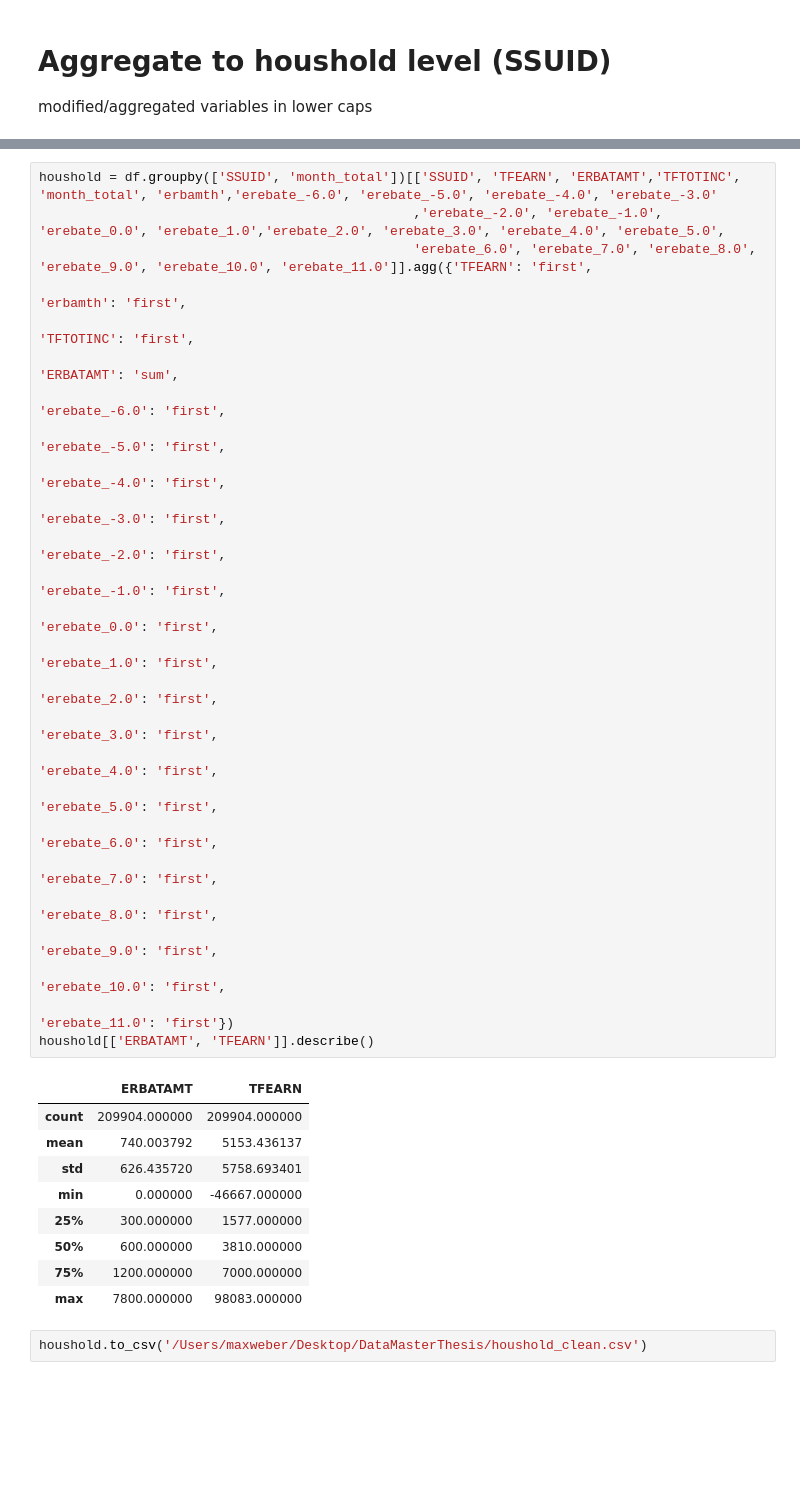
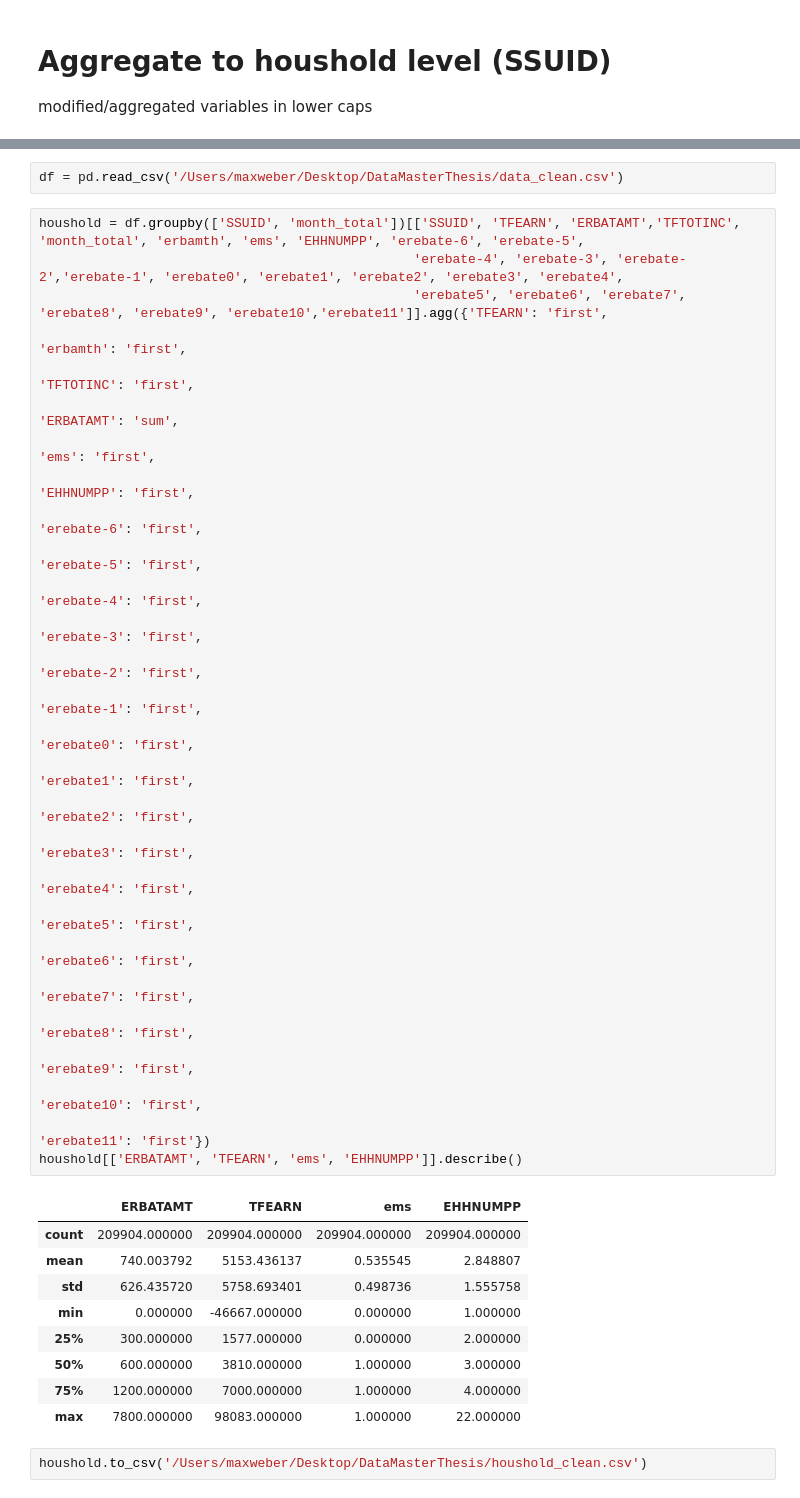
Before and after one commit to MaxDerWeber/MasterThesis, a Jupyter notebook: Data.ipynb, the cells around one changed output, grey strips where cells are left out. Cells and saved outputs as stored; diff of their text form; blank space fills up the shorter version.

Commit message:
First stage with interaction terms added.

```diff
--- a/Data.ipynb
+++ b/Data.ipynb
@@ -281,40 +294,44 @@ Index(['erebate_-6.0', 'erebate_-5.0', 'erebate_-4.0', 'erebate_-3.0',
       dtype='object')
+# %%
+df = pd.read_csv('/Users/maxweber/Desktop/DataMasterThesis/data_clean.csv')
 # %%
-houshold = df.groupby(['SSUID', 'month_total'])[['SSUID', 'TFEARN', 'ERBATAMT','TFTOTINC', 'month_total', 'erbamth','erebate_-6.0', 'erebate_-5.0', 'erebate_-4.0', 'erebate_-3.0'
-                                                ,'erebate_-2.0', 'erebate_-1.0', 'erebate_0.0', 'erebate_1.0','erebate_2.0', 'erebate_3.0', 'erebate_4.0', 'erebate_5.0',
-                                                'erebate_6.0', 'erebate_7.0', 'erebate_8.0', 'erebate_9.0', 'erebate_10.0', 'erebate_11.0']].agg({'TFEARN': 'first',
+houshold = df.groupby(['SSUID', 'month_total'])[['SSUID', 'TFEARN', 'ERBATAMT','TFTOTINC', 'month_total', 'erbamth', 'ems', 'EHHNUMPP', 'erebate-6', 'erebate-5',
+                                                'erebate-4', 'erebate-3', 'erebate-2','erebate-1', 'erebate0', 'erebate1', 'erebate2', 'erebate3', 'erebate4',
+                                                'erebate5', 'erebate6', 'erebate7', 'erebate8', 'erebate9', 'erebate10','erebate11']].agg({'TFEARN': 'first',
                                                                                                                                                 'erbamth': 'first',
                                                                                                                                                 'TFTOTINC': 'first',
                                                                                                                                                 'ERBATAMT': 'sum',
-                                                                                                                                                'erebate_-6.0': 'first',
-                                                                                                                                                'erebate_-5.0': 'first',
-                                                                                                                                                'erebate_-4.0': 'first',
-                                                                                                                                                'erebate_-3.0': 'first',
-                                                                                                                                                'erebate_-2.0': 'first',
-                                                                                                                                                'erebate_-1.0': 'first',
-                                                                                                                                                'erebate_0.0': 'first',
-                                                                                                                                                'erebate_1.0': 'first',
-                                                                                                                                                'erebate_2.0': 'first',
-                                                                                                                                                'erebate_3.0': 'first',
-                                                                                                                                                'erebate_4.0': 'first',
-                                                                                                                                                'erebate_5.0': 'first',
-                                                                                                                                                'erebate_6.0': 'first',
-                                                                                                                                                'erebate_7.0': 'first',
-                                                                                                                                                'erebate_8.0': 'first',
-                                                                                                                                                'erebate_9.0': 'first',
-                                                                                                                                                'erebate_10.0': 'first',
-                                                                                                                                                'erebate_11.0': 'first'})
-houshold[['ERBATAMT', 'TFEARN']].describe()
+                                                                                                                                                'ems': 'first',
+                                                                                                                                                'EHHNUMPP': 'first',
+                                                                                                                                                'erebate-6': 'first',
+                                                                                                                                                'erebate-5': 'first',
+                                                                                                                                                'erebate-4': 'first',
+                                                                                                                                                'erebate-3': 'first',
+                                                                                                                                                'erebate-2': 'first',
+                                                                                                                                                'erebate-1': 'first',
+                                                                                                                                                'erebate0': 'first',
+                                                                                                                                                'erebate1': 'first',
+                                                                                                                                                'erebate2': 'first',
+                                                                                                                                                'erebate3': 'first',
+                                                                                                                                                'erebate4': 'first',
+                                                                                                                                                'erebate5': 'first',
+                                                                                                                                                'erebate6': 'first',
+                                                                                                                                                'erebate7': 'first',
+                                                                                                                                                'erebate8': 'first',
+                                                                                                                                                'erebate9': 'first',
+                                                                                                                                                'erebate10': 'first',
+                                                                                                                                                'erebate11': 'first'})
+houshold[['ERBATAMT', 'TFEARN', 'ems', 'EHHNUMPP']].describe()
 # %% [output]
-|  | ERBATAMT | TFEARN |
-| count | 209904.000000 | 209904.000000 |
-| mean | 740.003792 | 5153.436137 |
-| std | 626.435720 | 5758.693401 |
-| min | 0.000000 | -46667.000000 |
-| 25% | 300.000000 | 1577.000000 |
-| 50% | 600.000000 | 3810.000000 |
-| 75% | 1200.000000 | 7000.000000 |
-| max | 7800.000000 | 98083.000000 |
+|  | ERBATAMT | TFEARN | ems | EHHNUMPP |
+| count | 209904.000000 | 209904.000000 | 209904.000000 | 209904.000000 |
+| mean | 740.003792 | 5153.436137 | 0.535545 | 2.848807 |
+| std | 626.435720 | 5758.693401 | 0.498736 | 1.555758 |
+| min | 0.000000 | -46667.000000 | 0.000000 | 1.000000 |
+| 25% | 300.000000 | 1577.000000 | 0.000000 | 2.000000 |
+| 50% | 600.000000 | 3810.000000 | 1.000000 | 3.000000 |
+| 75% | 1200.000000 | 7000.000000 | 1.000000 | 4.000000 |
+| max | 7800.000000 | 98083.000000 | 1.000000 | 22.000000 |
 # %%
 houshold.to_csv('/Users/maxweber/Desktop/DataMasterThesis/houshold_clean.csv')
 # %% [markdown]
```
Also changed, not shown: parts of 6 cells of this notebook, 1 other file.
